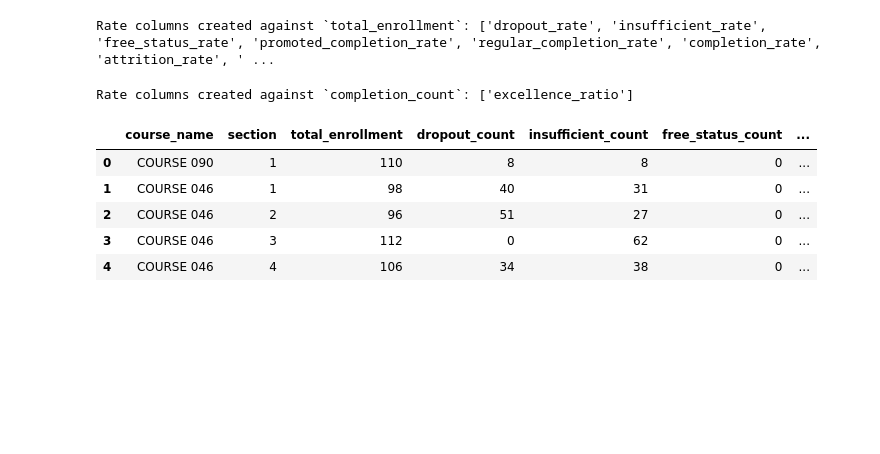
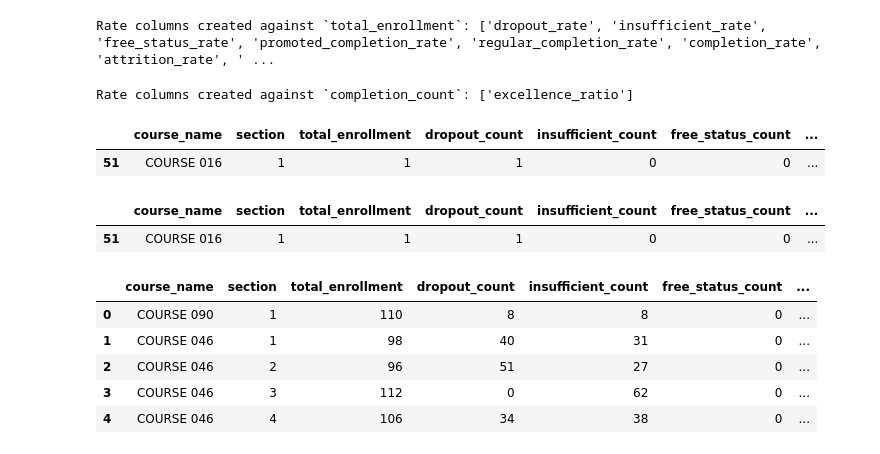
Before and after one commit to valentinarias-dtsc/higher-education-outcomes-analysis, a Jupyter notebook: notebooks/03_metric_construction.ipynb, the cells around one changed output. Saved outputs shown, nothing was run; the diff lists cells and outputs as text; code cells hidden in the pictures; blank space fills up the shorter version.

Commit message:
Add display and fillna for excellence_ratio in metric construction notebook

```diff
--- a/notebooks/03_metric_construction.ipynb
+++ b/notebooks/03_metric_construction.ipynb
@@ -60,3 +60,11 @@ data_rate_metrics = add_component_rates(
 )
 # %% [output]
 Rate columns created against `completion_count`: ['excellence_ratio']
+# %%
+display(data_rate_metrics[data_rate_metrics["excellence_ratio"].isna()])
+display(data_rate_metrics[data_rate_metrics["completion_count"]==0])
+# %% [output]
+|  | course_name | section | total_enrollment | dropout_count | insufficient_count | free_status_count | ... |
+| 51 | COURSE 016 | 1 | 1 | 1 | 0 | 0 | ... |
+|  | course_name | section | total_enrollment | dropout_count | insufficient_count | free_status_count | ... |
+| 51 | COURSE 016 | 1 | 1 | 1 | 0 | 0 | ... |
```
Also changed, not shown: parts of 2 cells of this notebook.
